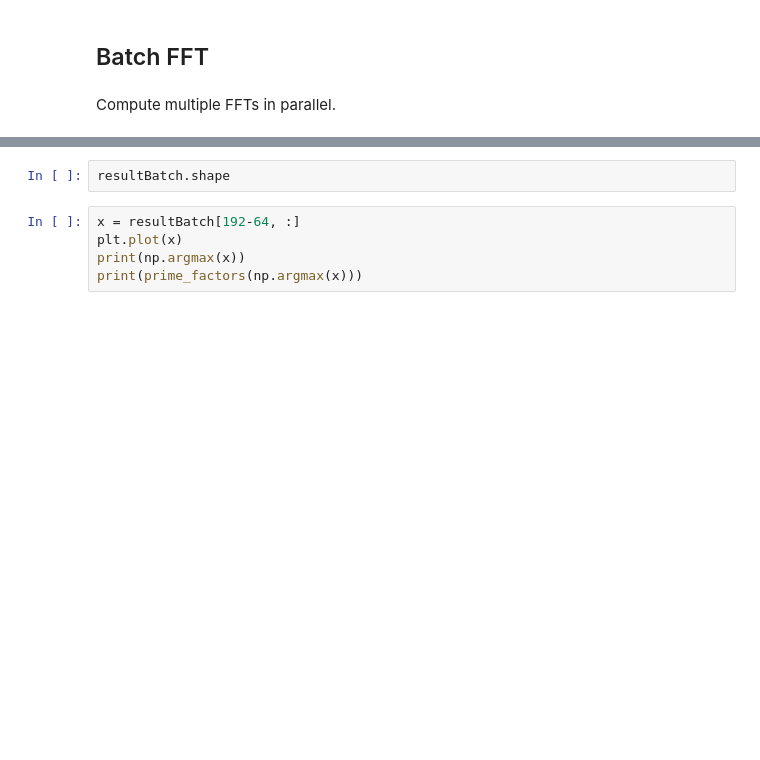
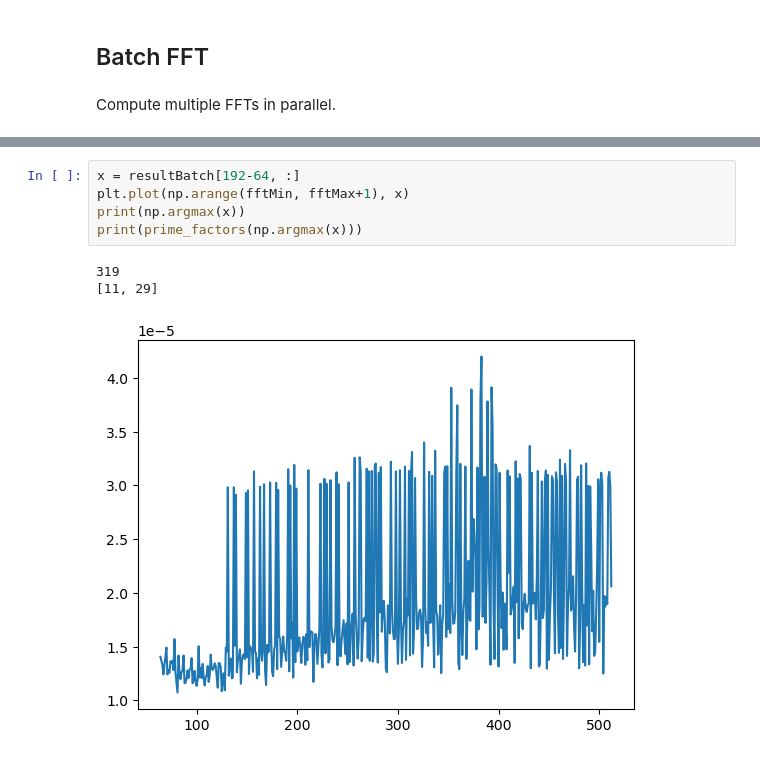
Before and after one commit to fastice/fftCudaBench, a Jupyter notebook: FFTTest.ipynb, the cells around one changed output, grey strips where cells are left out. Drawn from its saved outputs; the diff is of its cells as text; blank space fills up the shorter version.

```diff
--- a/FFTTest.ipynb
+++ b/FFTTest.ipynb
@@ -169,7 +200,9 @@ cb = fig.colorbar(im1)
-# %%
-resultBatch.shape
 # %%
 x = resultBatch[192-64, :]
-plt.plot(x)
+plt.plot(np.arange(fftMin, fftMax+1), x)
 print(np.argmax(x))
 print(prime_factors(np.argmax(x)))
+# %% [output]
+319
+[11, 29]
+[figure, added]
```
Also changed, not shown: parts of 9 cells of this notebook.
